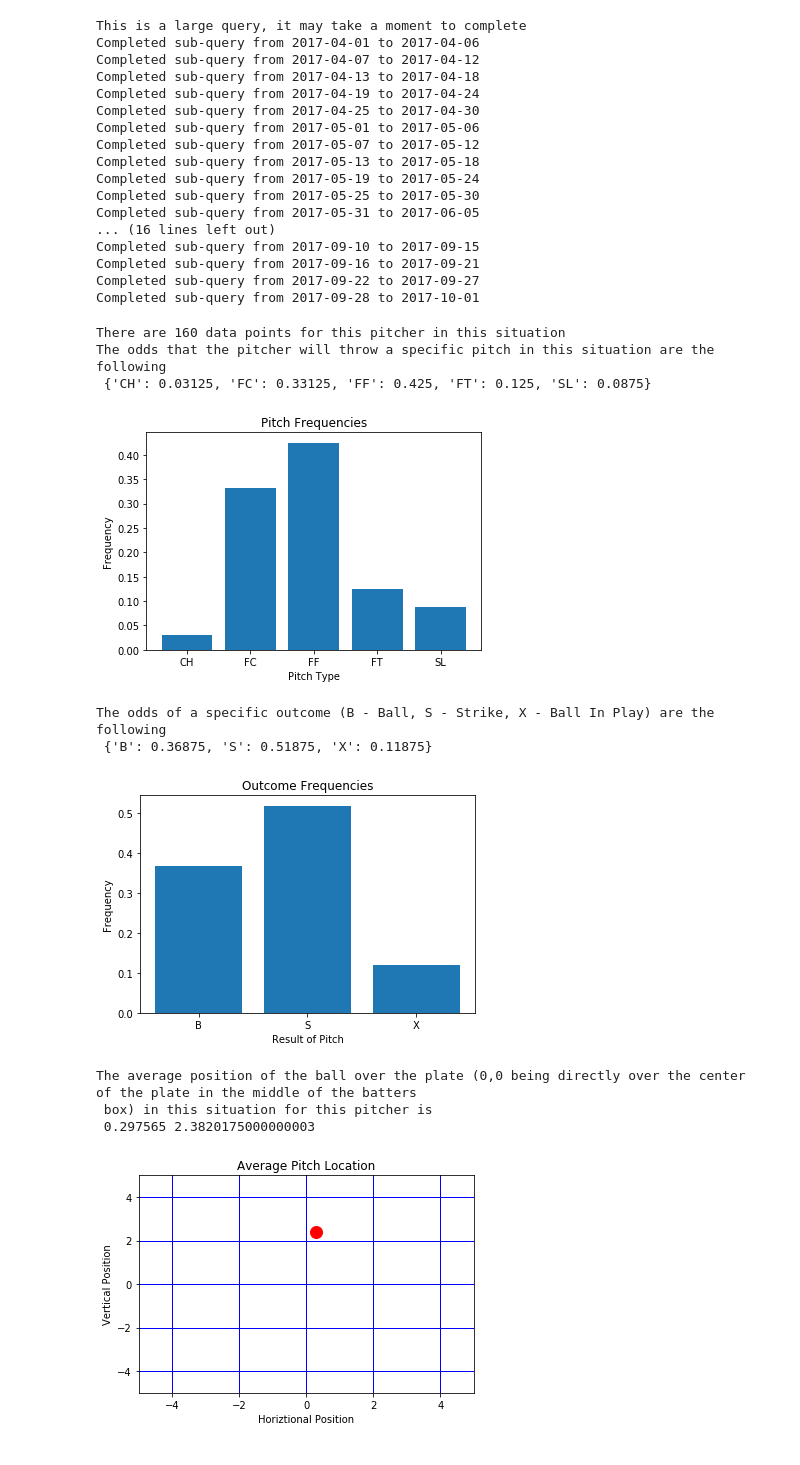
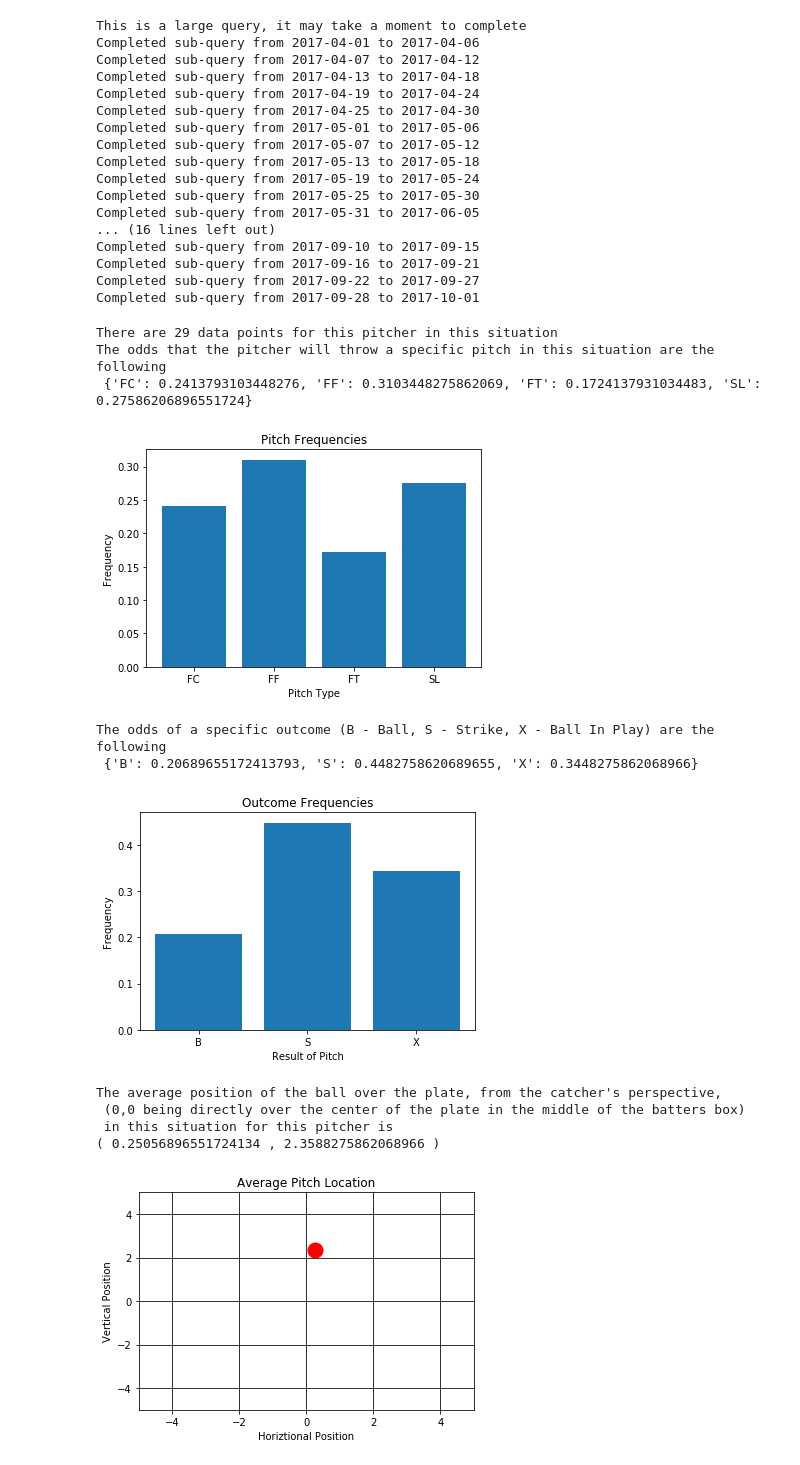
Before and after one commit to samdreed21/SabermetricsFinalProject, a Jupyter notebook: Samuel_Reed_Situational_Pitching_Behavior.ipynb, the cells around one changed output. Cells and saved outputs as stored; diff of their text form; code cells hidden in the pictures.

Commit message:
Organization of Functions and Improvements on visuals

```diff
--- a/Samuel_Reed_Situational_Pitching_Behavior.ipynb
+++ b/Samuel_Reed_Situational_Pitching_Behavior.ipynb
@@ -147,33 +141,41 @@ def display_results(p_data):
     plt.ylabel("Frequency")
     plt.show()
 
-    # get the average location of where the pitch will be thrown based off the mean x location and mean x location
-    print("The average position of the ball over the plate (0,0 being directly over the center of the plate in the middle of the batters \n box) in this situation for this pitcher is \n", p_data[3],p_data[4])
-    plt.plot(p_data[3], p_data[4], 'ro', markersize=12)
-    plt.grid(color='b', linestyle='-', linewidth=1)
+    # get the average location of where the pitch will be thrown based off the mean x (horizontal) location and mean z (vertical) location
+    print("The average position of the ball over the plate, from the catcher's perspective,\n (0,0 being directly over the center of the plate in the middle of the batters box) \n in this situation for this pitcher is \n(", p_data[3], ",", p_data[4],")")
+    plt.plot(p_data[3], p_data[4], 'ro', markersize=15)
+    plt.grid(color='black', linestyle='-', linewidth=.8)
     plt.axis([-5, 5, -5, 5])
     plt.xlabel("Horiztional Position")
     plt.ylabel("Vertical Position")
     plt.title("Average Pitch Location")
     plt.show()
 # %%
-# call the lookup function with the specified siutational parameters
-SPB_data = lookup(532077.0, 0, 0, False, False, False)
+def main(playerID, strikes, balls, on_1b, on_2b, on_3b):
+    # call the lookup function with the specified siutational parameters
+    SPB_data = lookup(playerID, strikes, balls, on_1b, on_2b, on_3b)
+    # if the length of the returned data frame is 0 there is no data for that specific situation
+    if (len(SPB_data) == 0):
+        print("No data available for described situation")
+        return
 
-# process the isolated data
-processed_data = process_data(SPB_data)
+    # process the isolated data
+    processed_data = process_data(SPB_data)
 
-# display results
-display_results(processed_data)
+    # display results
+    display_results(processed_data)
-# %% [output]
-There are 160 data points for this pitcher in this situation
-The odds that the pitcher will throw a specific pitch in this situation are the following
- {'CH': 0.03125, 'FC': 0.33125, 'FF': 0.425, 'FT': 0.125, 'SL': 0.0875}
-[figure, removed]
-The odds of a specific outcome (B - Ball, S - Strike, X - Ball In Play) are the following
- {'B': 0.36875, 'S': 0.51875, 'X': 0.11875}
-[figure, removed]
-The average position of the ball over the plate (0,0 being directly over the center of the plate in the middle of the batters
- box) in this situation for this pitcher is
- 0.297565 2.3820175000000003
-[figure, removed]
+# %%
+main(532077.0, 2, 3, False, False, False)
+# %% [output]
+There are 29 data points for this pitcher in this situation
+The odds that the pitcher will throw a specific pitch in this situation are the following
+ {'FC': 0.2413793103448276, 'FF': 0.3103448275862069, 'FT': 0.1724137931034483, 'SL': 0.27586206896551724}
+[figure, added]
+The odds of a specific outcome (B - Ball, S - Strike, X - Ball In Play) are the following
+ {'B': 0.20689655172413793, 'S': 0.4482758620689655, 'X': 0.3448275862068966}
+[figure, added]
+The average position of the ball over the plate, from the catcher's perspective,
+ (0,0 being directly over the center of the plate in the middle of the batters box)
+ in this situation for this pitcher is
+( 0.25056896551724134 , 2.3588275862068966 )
+[figure, added]
```
Also changed, not shown: parts of 2 cells of this notebook.
